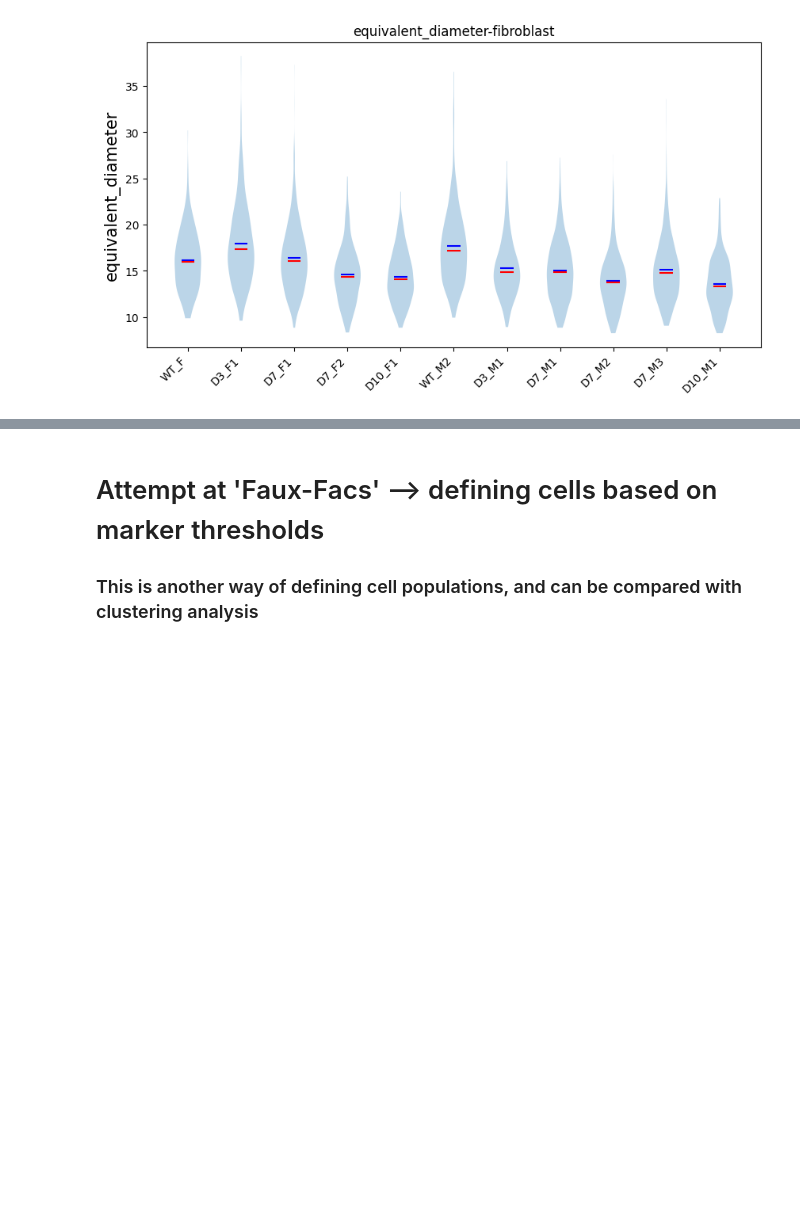
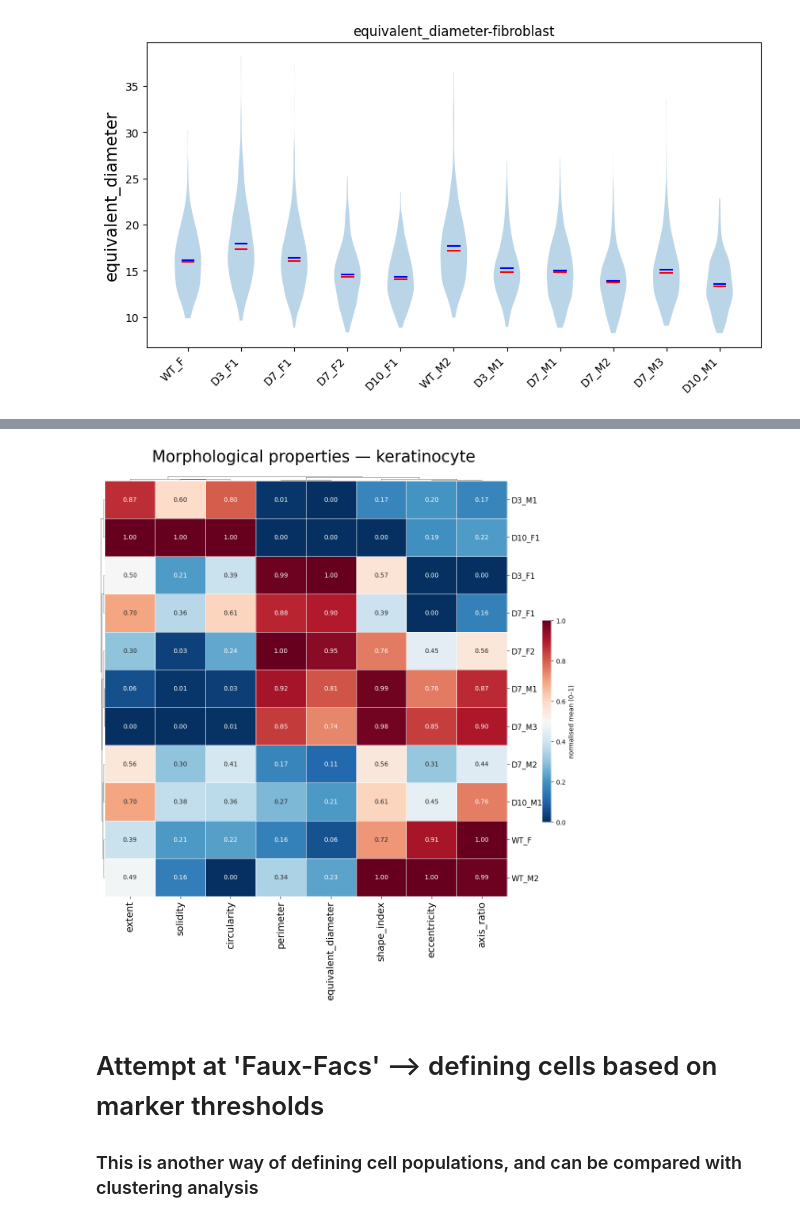
Before and after one commit to DominicBuxton/iMSC_Xenium_Phenocycler_Analysis, a Jupyter notebook: SpatialData_Analysis/phenocycler_analysis.ipynb, the cells around one changed output, grey strips where cells are left out. Saved outputs shown, nothing was run; the diff lists cells and outputs as text; code cells hidden in the pictures; blank space fills up the shorter version.

```diff
--- a/SpatialData_Analysis/phenocycler_analysis.ipynb
+++ b/SpatialData_Analysis/phenocycler_analysis.ipynb
@@ -1115,3 +1117,7 @@ morph_heatmap(adata, 'activated_keratinocyte')
+# %%
+morph_heatmap(adata, 'keratinocyte')
+# %% [output]
+[figure, added]
 # %% [markdown]
 # Attempt at 'Faux-Facs' --> defining cells based on marker thresholds
 
```
Also changed, not shown: parts of 5 cells of this notebook.
